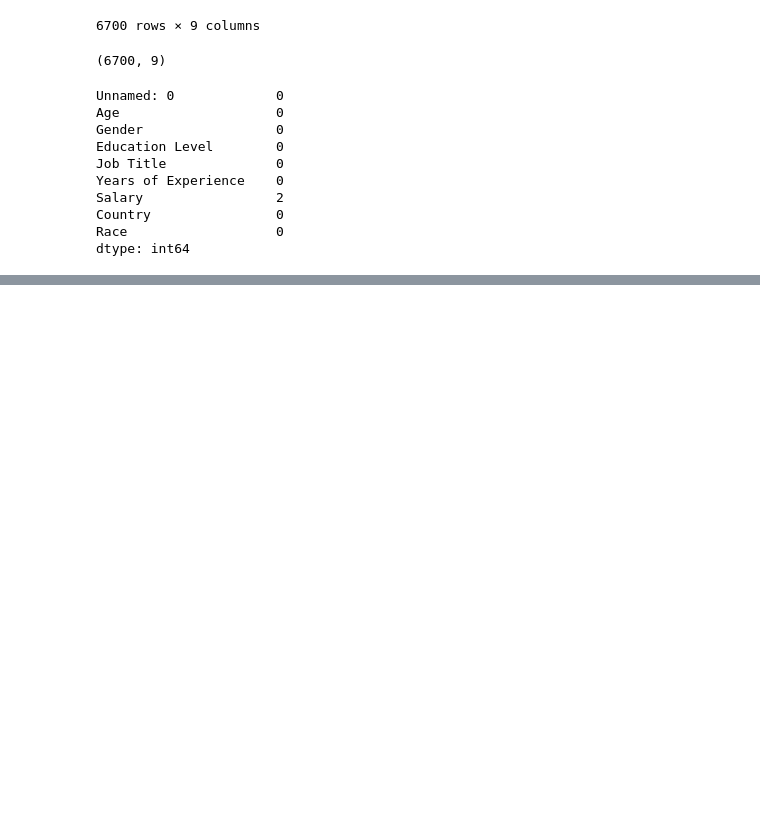
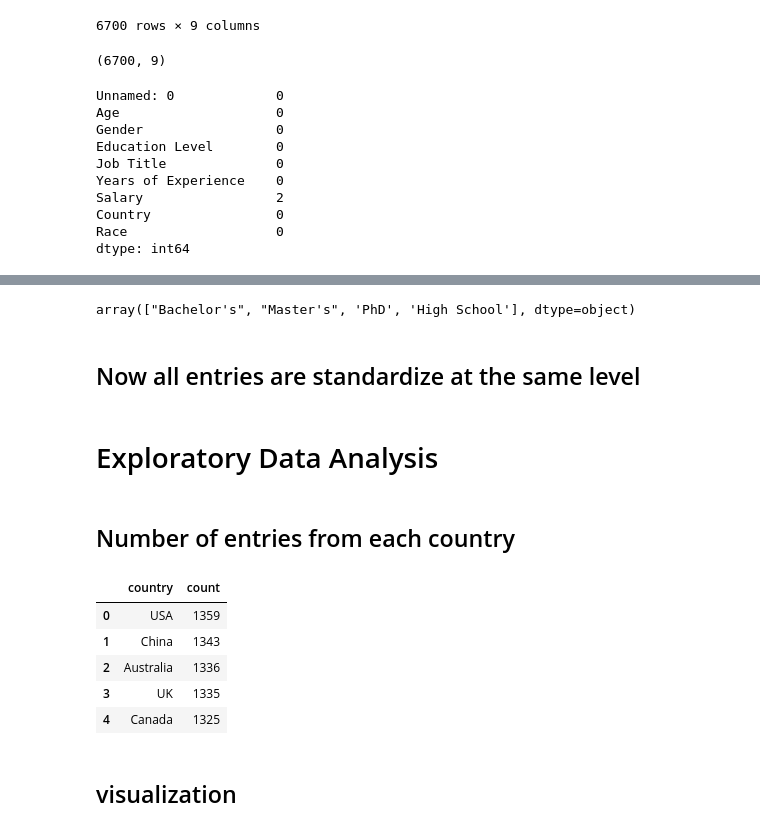
Before and after one commit to 147Ayush/Salary-prediction-and-Analysis-based-on-country-and-race, a Jupyter notebook: Main.ipynb, the cells around one changed output, grey strips where cells are left out. Drawn from its saved outputs; the diff is of its cells as text; code cells hidden in the pictures; blank space fills up the shorter version.

```diff
--- a/Main.ipynb
+++ b/Main.ipynb
@@ -50,0 +70,3 @@ dtype: int64
+# %%
+#Dropping rows containing null values.
+df.dropna(inplace=True)
@@ -50,0 +101,27 @@ dtype: int64
+# %%
+df['Education Level']=df['Education Level'].replace("Bachelor's Degree","Bachelor's")
+df['Education Level']=df['Education Level'].replace("Master's Degree","Master's")
+df['Education Level']=df['Education Level'].replace("phD","PhD")
+# %%
+df['Education Level'].unique()
+# %% [output]
+array(["Bachelor's", "Master's", 'PhD', 'High School'], dtype=object)
+# %% [markdown]
+## Now all entries are standardize at the same level
+# %% [markdown]
+# Exploratory Data Analysis
+# %% [markdown]
+## Number of entries from each country
+# %%
+country_ = df['Country'].value_counts().reset_index()
+country_.columns = ['country','count']
+country_
+# %% [output]
+|  | country | count |
+| 0 | USA | 1359 |
+| 1 | China | 1343 |
+| 2 | Australia | 1336 |
+| 3 | UK | 1335 |
+| 4 | Canada | 1325 |
+# %% [markdown]
+## visualization
```
Also changed, not shown: parts of 8 cells of this notebook.
